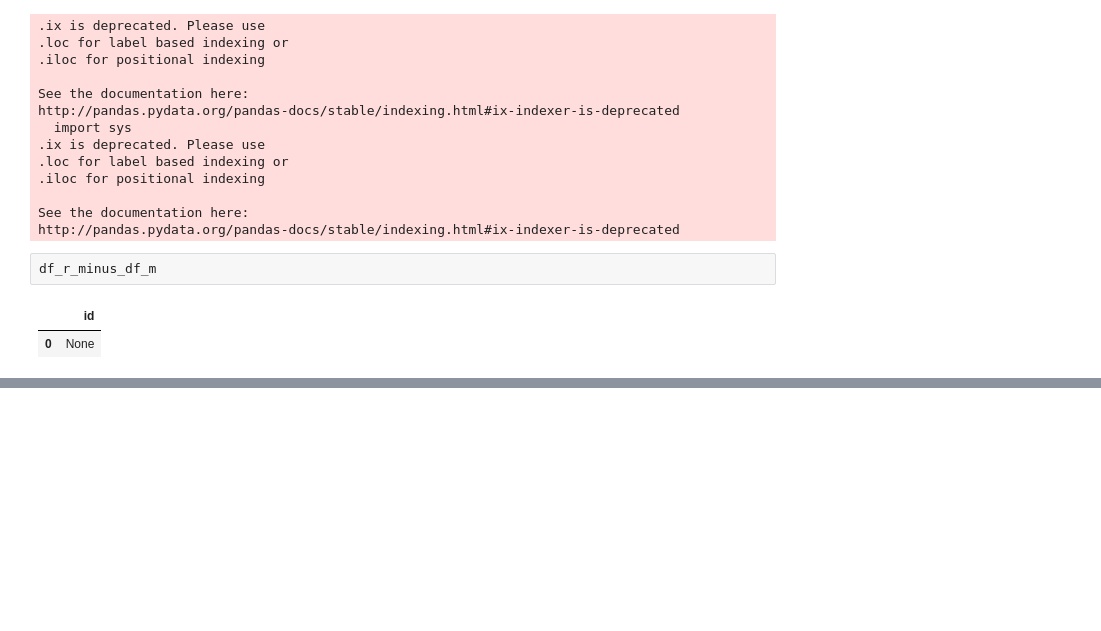
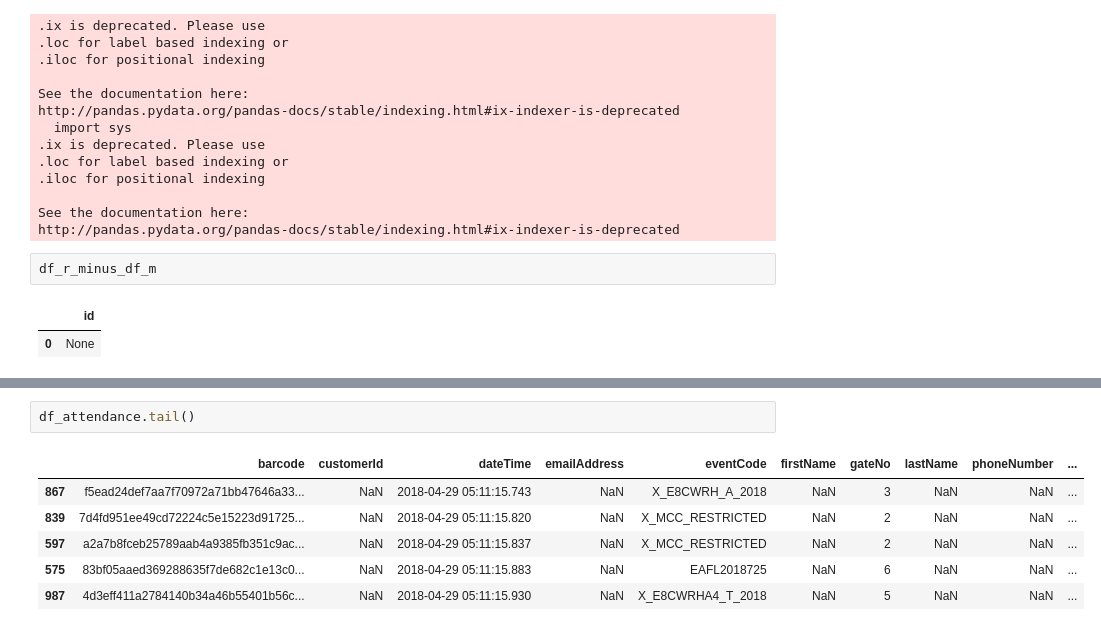
Before and after one commit to d66pak/python_dev, a Jupyter notebook: PandasNumpy.ipynb, the cells around one changed output, grey strips where cells are left out. Drawn from its saved outputs; the diff is of its cells as text; blank space fills up the shorter version.

```diff
--- a/PandasNumpy.ipynb
+++ b/PandasNumpy.ipynb
@@ -136,0 +264,9 @@ df_r_minus_df_m
+# %%
+df_attendance.tail()
+# %% [output]
+|  | barcode | customerId | dateTime | emailAddress | eventCode | firstName | gateNo | lastName | phoneNumber | ... |
+| 867 | f5ead24def7aa7f70972a71bb47646a33... | NaN | 2018-04-29 05:11:15.743 | NaN | X_E8CWRH_A_2018 | NaN | 3 | NaN | NaN | ... |
+| 839 | 7d4fd951ee49cd72224c5e15223d91725... | NaN | 2018-04-29 05:11:15.820 | NaN | X_MCC_RESTRICTED | NaN | 2 | NaN | NaN | ... |
+| 597 | a2a7b8fceb25789aab4a9385fb351c9ac... | NaN | 2018-04-29 05:11:15.837 | NaN | X_MCC_RESTRICTED | NaN | 2 | NaN | NaN | ... |
+| 575 | 83bf05aaed369288635f7de682c1e13c0... | NaN | 2018-04-29 05:11:15.883 | NaN | EAFL2018725 | NaN | 6 | NaN | NaN | ... |
+| 987 | 4d3eff411a2784140b34a46b55401b56c... | NaN | 2018-04-29 05:11:15.930 | NaN | X_E8CWRHA4_T_2018 | NaN | 5 | NaN | NaN | ... |
```
Also changed, not shown: parts of 46 cells of this notebook, 44 other files.
